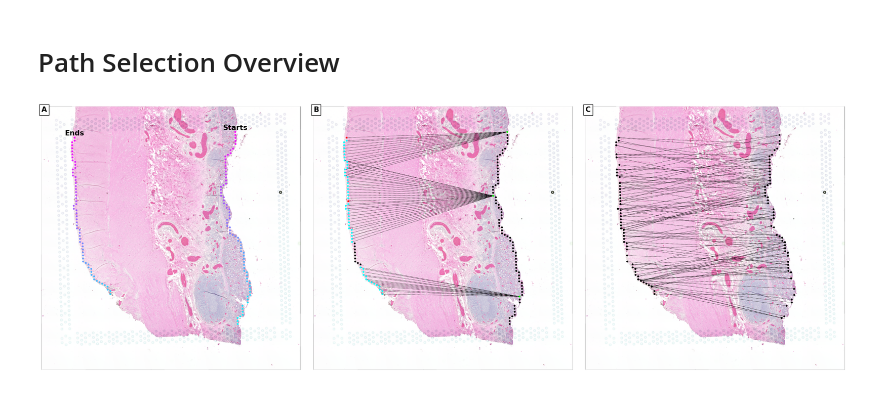
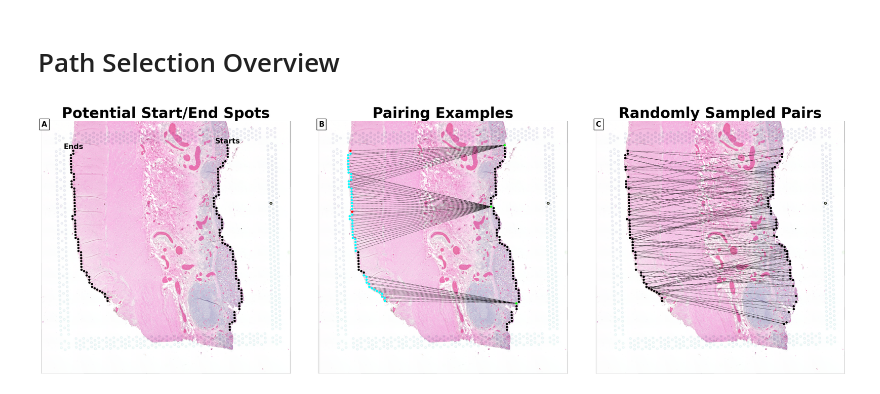
Before and after one commit to StevenSong/tissue-alignment, a Jupyter notebook: figs/fig4.ipynb, the cells around one changed output. Saved outputs shown, nothing was run; the diff lists cells and outputs as text; code cells hidden in the pictures.

```diff
--- a/figs/fig4.ipynb
+++ b/figs/fig4.ipynb
@@ -45,7 +45,12 @@ ax1.set_axis_off()
 
 for idxs in [aa_list, bb_list]:
     for i, (x, y) in enumerate(pos_df.loc[idxs, ['x', 'y']].to_numpy()):
-        circ = Circle((x, y), spot_radius, facecolor=cmap(cmap_interp[i]))
+        circ = Circle(
+            (x, y),
+            spot_radius,
+            # color=cmap(cmap_interp[i]),
+            color='black'
+        )
         ax1.add_artist(circ)
 ax1.annotate("Starts", pos_df.loc[aa_list[0], ['x', 'y']] + [0, -5], color="black", ha='center', va='bottom', fontsize=fontsize, weight="bold")
 ax1.annotate("Ends", pos_df.loc[bb_list[0], ['x', 'y']] + [0, -5], color="black", ha='center', va='bottom', fontsize=fontsize, weight="bold")
@@ -67,7 +72,7 @@ for i, (x, y) in enumerate(pos_df.loc[aa_list, ['x', 'y']].to_numpy()):
     color = 'black'
     if i in [start_1, start_2, start_3]:
         color = 'lime'
-    circ = Circle((x, y), spot_radius, facecolor=color, zorder=3)
+    circ = Circle((x, y), spot_radius, color=color, zorder=3)
     ax2.add_artist(circ)
 
 for i, (x, y) in enumerate(pos_df.loc[bb_list, ['x', 'y']].to_numpy()):
@@ -80,34 +85,39 @@ for i, (x, y) in enumerate(pos_df.loc[bb_list, ['x', 'y']].to_numpy()):
         color = 'aqua'
     if i in ends_3:
         ax2.plot([start_3_xy[0], x], [start_3_xy[1], y], color='black', alpha=1, ls='--', lw=0.5)
         color = 'aqua'
     if i in [start_1, start_2, start_3]:
         color = 'red'
-    circ = Circle((x, y), spot_radius, facecolor=color, zorder=3)
+    circ = Circle((x, y), spot_radius, color=color, zorder=3)
     ax2.add_artist(circ)
 
 ax3.imshow(im)
 ax3.set_axis_off()
 for (x1, y1), (x2, y2) in zip(
     pos_df.loc[combos['start'], ['x', 'y']].to_numpy(),
     pos_df.loc[combos['end'], ['x', 'y']].to_numpy(),
 ):
     color = 'black'
-    circ1 = Circle((x1, y1), spot_radius, facecolor=color, zorder=3)
-    circ2 = Circle((x2, y2), spot_radius, facecolor=color, zorder=3)
+    circ1 = Circle((x1, y1), spot_radius, color=color, zorder=3)
+    circ2 = Circle((x2, y2), spot_radius, color=color, zorder=3)
     ax3.add_artist(circ1)
     ax3.add_artist(circ2)
     ax3.plot([x1, x2], [y1, y2], color='black', alpha=1, ls='--', lw=0.5)
 
 fig.tight_layout()
+fig.subplots_adjust(top=0.925)
+ax1.set_title('Potential Start/End Spots', fontsize=fontsize*2, weight='bold')
+ax2.set_title('Pairing Examples', fontsize=fontsize*2, weight='bold')
+ax3.set_title('Randomly Sampled Pairs', fontsize=fontsize*2, weight='bold')
 
 ax1_bbox = ax1.get_position()
 ax2_bbox = ax2.get_position()
 ax3_bbox = ax3.get_position()
 fig.text(ax1_bbox.xmin, ax1_bbox.ymax, 'A', ha='left', va='top', fontsize=fontsize, weight='bold', bbox={'facecolor':'white', 'edgecolor':'black'})
 fig.text(ax2_bbox.xmin, ax2_bbox.ymax, 'B', ha='left', va='top', fontsize=fontsize, weight='bold', bbox={'facecolor':'white', 'edgecolor':'black'})
 fig.text(ax3_bbox.xmin, ax3_bbox.ymax, 'C', ha='left', va='top', fontsize=fontsize, weight='bold', bbox={'facecolor':'white', 'edgecolor':'black'})
 
 fig.savefig('fig4.png')
+fig.savefig('fig4.pdf')
 # %% [output]
-[figure, old version]
+[figure, new version]
```
Also changed, not shown: 20 other files.
